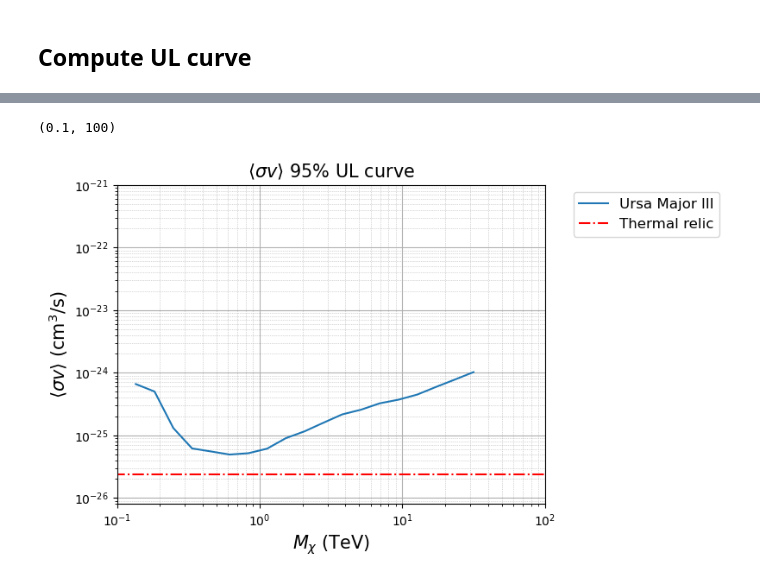
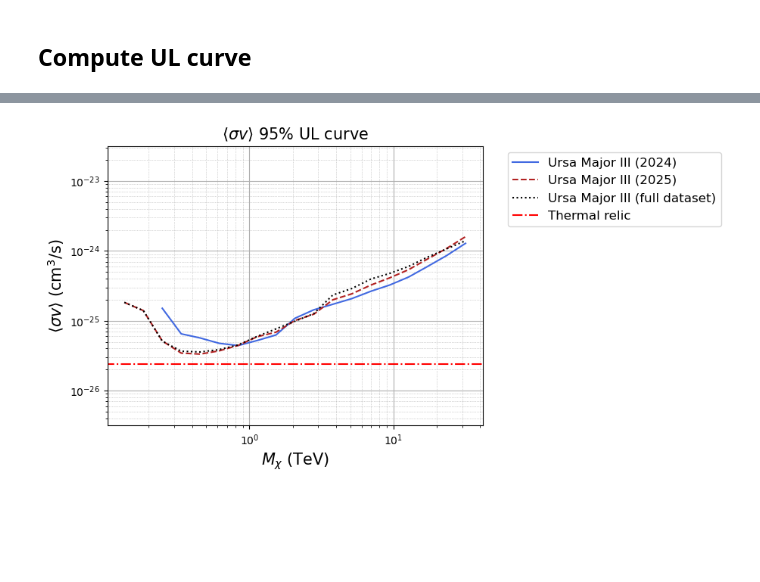
Before and after one commit to leandrorizk/dm_analysis, a Jupyter notebook: Ursa_Major_III.ipynb, the cells around one changed output, grey strips where cells are left out. Cells and saved outputs as stored; diff of their text form; code cells hidden in the pictures; blank space fills up the shorter version.

```diff
--- a/Ursa_Major_III.ipynb
+++ b/Ursa_Major_III.ipynb
@@ -222,11 +329,13 @@ Warning in <TROOT::Append>: Replacing existing TH1: hg_1D (Potential memory leak
 # %%
 # I don't have UL curves for UMa1, UMa2, or Segue1.
 #Likelihood.plotULcurve(f"EventDisplay_Segue_1_tt", units="TeV", ls="--", lw=2, label="Segue 1", color="C1", log_label=False, addRelic=False)
 #Likelihood.plotULcurve(f"EventDisplay_UMa_II_tt", units="TeV", ls=":", lw=3, label="Ursa Major II", color="k", log_label=False, addRelic=False)
 #Likelihood.plotULcurve(f"EventDisplay_UMi_tt", units="TeV", ls=(0, (3, 5, 1, 5, 1, 5)), lw=3, label="Ursa Minor", color="C3", log_label=False, addRelic=False)
-plotULcurve("test_UMa_III",units="TeV", addRelic=True, label="Ursa Major III")
-plt.ylim(8e-27, 1e-21)
-plt.xlim(0.1, 100)
+plotULcurve("test_UMa_III_2024",units="TeV", addRelic=False, color='royalblue', label="Ursa Major III (2024)")
+plotULcurve("test_UMa_III_2025",units="TeV", addRelic=False, ls='--', color='firebrick', label="Ursa Major III (2025)")
+plotULcurve("test_UMa_III_2024_2025",units="TeV", addRelic=True, ls=':', color='black', label="Ursa Major III (full dataset)")
+
+# plt.ylim(8e-27, 1e-21)
+# plt.xlim(0.1, 100)
 # %% [output]
-(0.1, 100)
-[figure, old version]
+[figure, new version]
```
Also changed, not shown: parts of 27 cells of this notebook, 2 other files.
